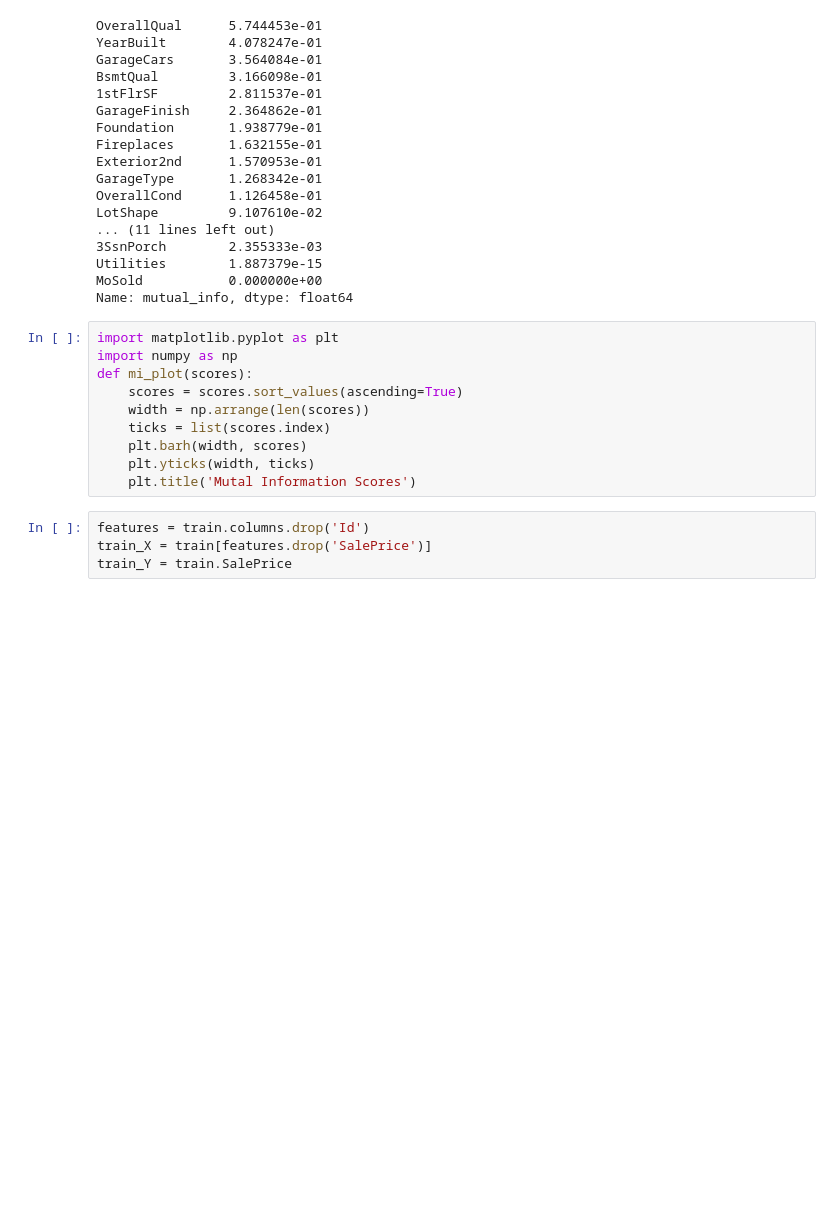
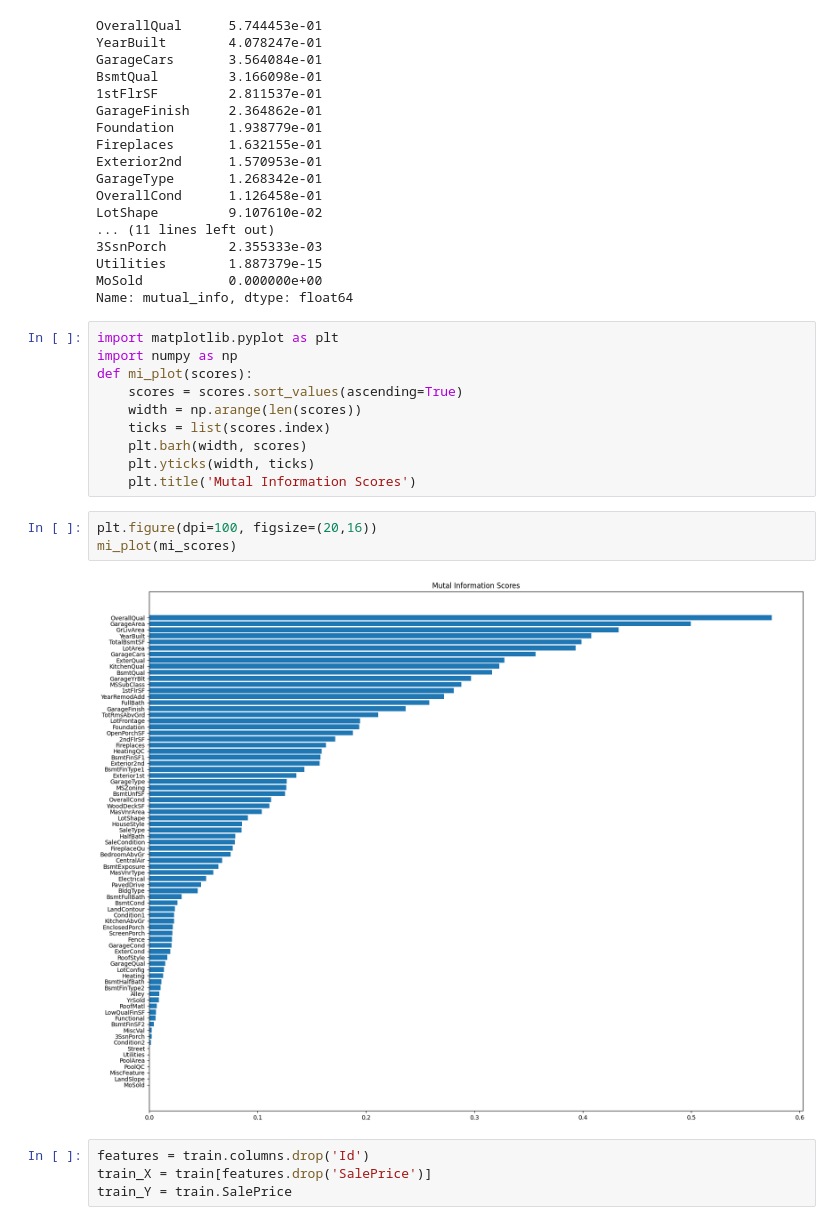
Before and after one commit to semingrai/Ames-Iowa-Housing-ML-Prediction, a Jupyter notebook: houseprice.ipynb, the cells around one changed output. Cells and saved outputs as stored; diff of their text form; blank space fills up the shorter version.

```diff
--- a/houseprice.ipynb
+++ b/houseprice.ipynb
@@ -56,11 +56,16 @@ import matplotlib.pyplot as plt
 import numpy as np
 def mi_plot(scores):
     scores = scores.sort_values(ascending=True)
-    width = np.arrange(len(scores))
+    width = np.arange(len(scores))
     ticks = list(scores.index)
     plt.barh(width, scores)
     plt.yticks(width, ticks)
     plt.title('Mutal Information Scores')
+# %%
+plt.figure(dpi=100, figsize=(20,16))
+mi_plot(mi_scores)
+# %% [output]
+[figure, added]
 # %%
 features = train.columns.drop('Id')
 train_X = train[features.drop('SalePrice')]
```
